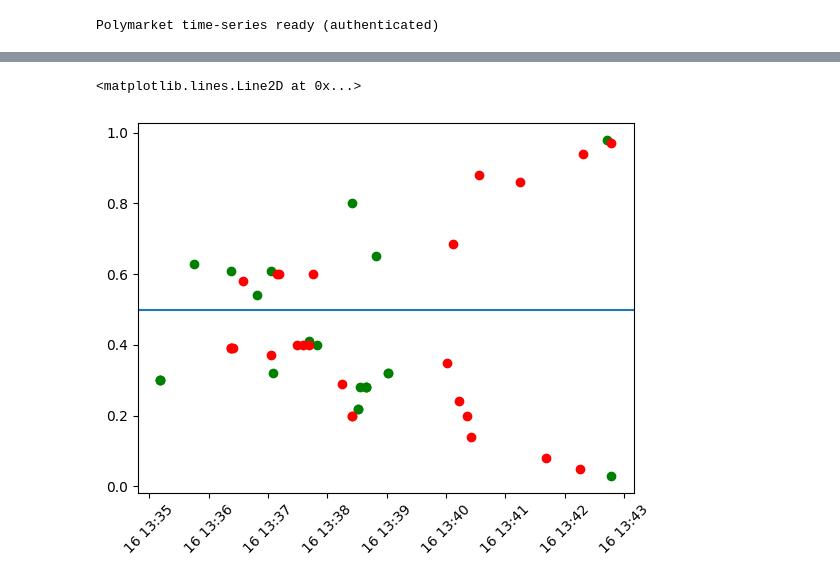
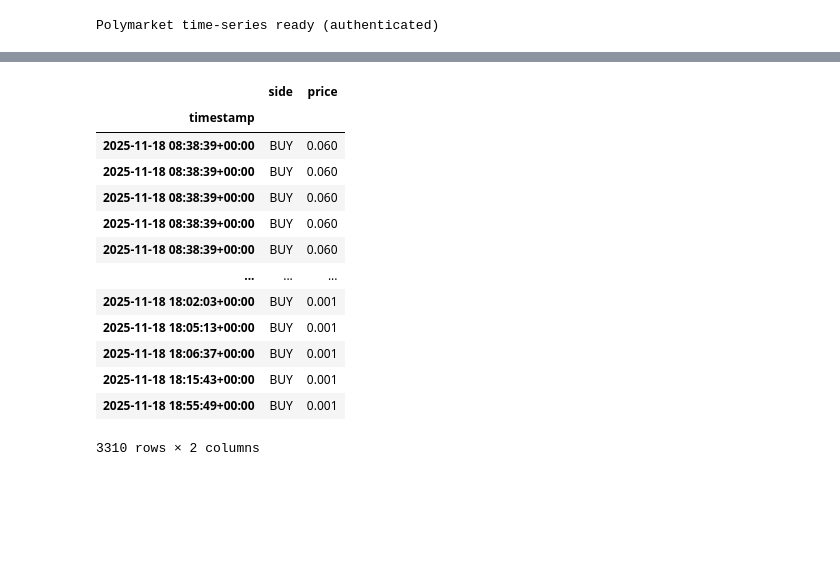
Before and after one commit to guzus/dr-manhattan, a Jupyter notebook: backtest/polymarket_fetcher_test.ipynb, the cells around one changed output, grey strips where cells are left out. Drawn from its saved outputs; the diff is of its cells as text; code cells hidden in the pictures; blank space fills up the shorter version.

```diff
--- a/backtest/polymarket_fetcher_test.ipynb
+++ b/backtest/polymarket_fetcher_test.ipynb
@@ -157,12 +69,0 @@ df_up = df[df['outcome']=='Up']
-# %%
-def plot(df):
-    plt.scatter(df[df['side']=='BUY']['timestamp'], df[df['side']=='BUY']['price'], color='green')
-    plt.scatter(df[df['side']=='SELL']['timestamp'], df[df['side']=='SELL']['price'], color='red')
-    plt.xticks(rotation=45)
-
-plot(df_up)
-plot(df_down)
-plt.axhline(0.5)
-# %% [output]
-<matplotlib.lines.Line2D at 0x...>
-[figure, removed]
@@ -168,0 +72,19 @@ plt.axhline(0.5)
+# %%
+trades = pd.DataFrame(tmp_trades)
+up_trades = trades[trades['outcome']=='Up'].set_index('timestamp').sort_index()
+up_trades[['side', 'price']]
+# %% [output]
+|  | side | price |
+| timestamp |  |  |
+| 2025-11-18 08:38:39+00:00 | BUY | 0.060 |
+| 2025-11-18 08:38:39+00:00 | BUY | 0.060 |
+| 2025-11-18 08:38:39+00:00 | BUY | 0.060 |
+| 2025-11-18 08:38:39+00:00 | BUY | 0.060 |
+| 2025-11-18 08:38:39+00:00 | BUY | 0.060 |
+| ... | ... | ... |
+| 2025-11-18 18:02:03+00:00 | BUY | 0.001 |
+| 2025-11-18 18:05:13+00:00 | BUY | 0.001 |
+| 2025-11-18 18:06:37+00:00 | BUY | 0.001 |
+| 2025-11-18 18:15:43+00:00 | BUY | 0.001 |
+| 2025-11-18 18:55:49+00:00 | BUY | 0.001 |
+3310 rows × 2 columns
```
Also changed, not shown: parts of 9 cells of this notebook, 1 other file.
